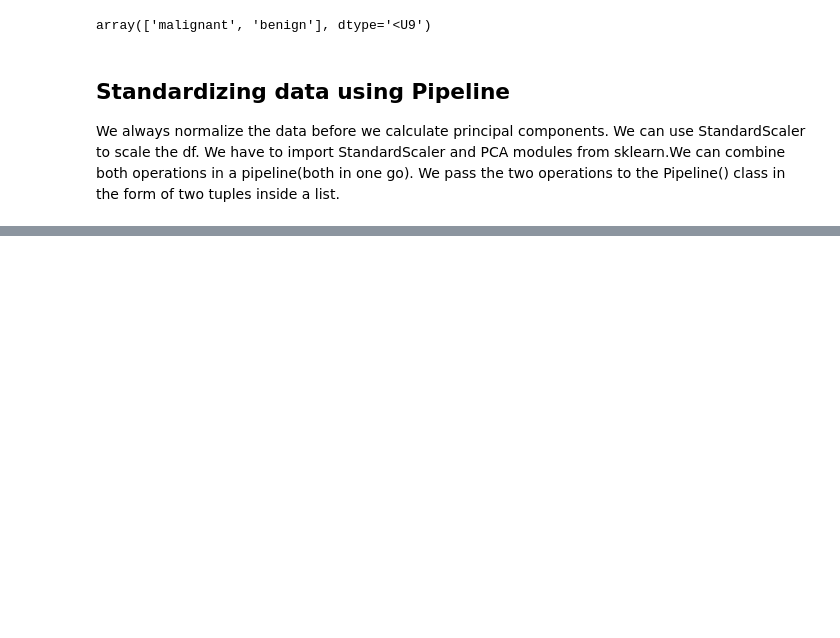
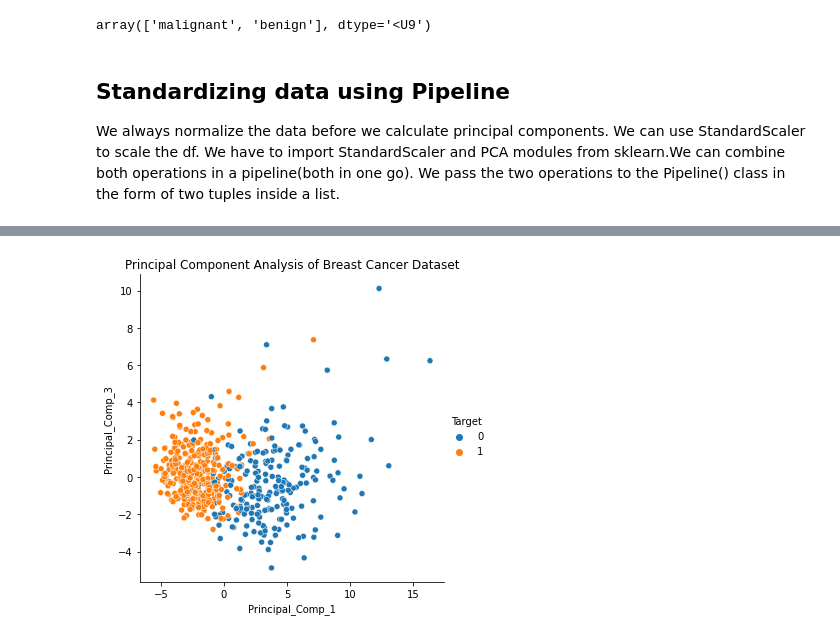
Before and after one commit to mangaioct6/Linear_Algebra_Week10, a Jupyter notebook: Linear Algebra HW.ipynb, the cells around one changed output, grey strips where cells are left out. Cells and saved outputs as stored; diff of their text form; code cells hidden in the pictures; blank space fills up the shorter version.

```diff
--- a/Linear Algebra HW.ipynb
+++ b/Linear Algebra HW.ipynb
@@ -496,0 +510,8 @@ Text(0.5, 1.0, 'Principal Component Analysis of Breast Cancer Dataset')
+# %%
+#using seaborn relational plot, we can show scatter plot for Principal_Component_1 and Principal_Component_3.
+sns.relplot(x="Principal_Comp_1", y="Principal_Comp_3",
+            data=principal_components_df, kind="scatter",hue="Target")
+
+plt.title("Principal Component Analysis of Breast Cancer Dataset");
+# %% [output]
+[figure, added]
```
Also changed, not shown: parts of 16 cells of this notebook.
